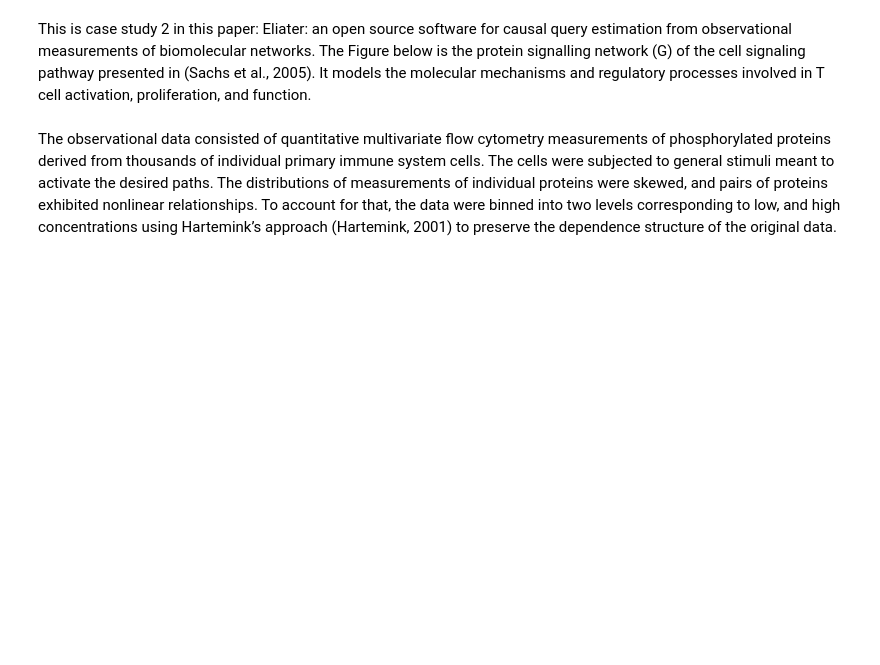
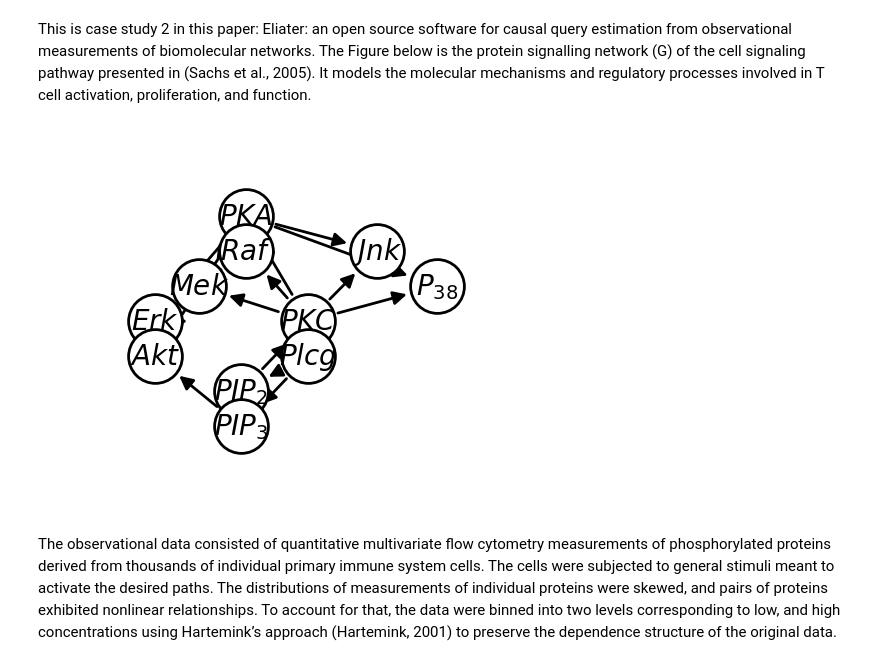
Before and after one commit to y0-causal-inference/eliater, a Jupyter notebook: notebooks/Case_study1_The_Tsignaling_pathway.ipynb, the cells around one changed output. Cells and saved outputs as stored; diff of their text form; code cells hidden in the pictures; blank space fills up the shorter version.

```diff
--- a/notebooks/Case_study1_The_Tsignaling_pathway.ipynb
+++ b/notebooks/Case_study1_The_Tsignaling_pathway.ipynb
@@ -37,8 +19,13 @@ from eliater.network_validation import print_graph_falsifications
 This is case study 2 in this paper: Eliater: an open source software for causal query estimation from observational measurements of biomolecular networks. The Figure below is the protein signalling network (G) of the cell signaling pathway presented in (Sachs et al., 2005). It models the molecular
 mechanisms and regulatory processes involved in T cell activation, proliferation, and function.
 # %%
+RAF = Variable("Raf")
+ERK = Variable("Erk")
+
 graph = t_cell_signaling_example.graph
 graph.draw()
+# %% [output]
+[figure, added]
 # %% [markdown]
 The observational data consisted of quantitative multivariate flow cytometry measurements of phosphorylated proteins derived from thousands of individual primary immune system cells. The cells were subjected to general stimuli meant to activate the desired paths. The distributions of measurements of individual proteins were skewed, and pairs of proteins exhibited nonlinear relationships. To account for that, the data were binned into
 two levels corresponding to low, and high concentrations using Hartemink’s approach (Hartemink, 2001) to preserve
```
Also changed, not shown: parts of 15 cells of this notebook, 1 other file.
